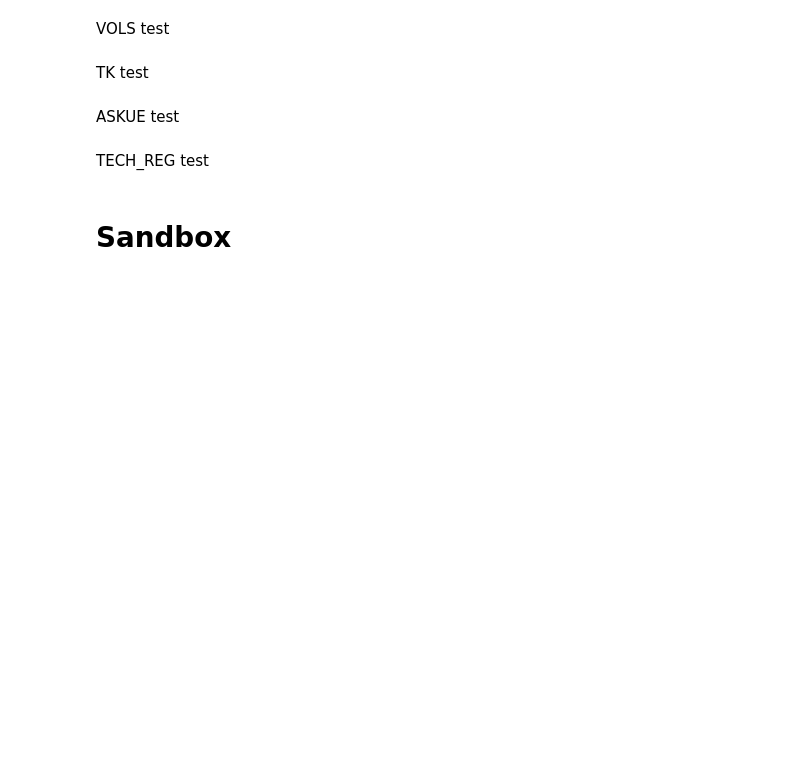
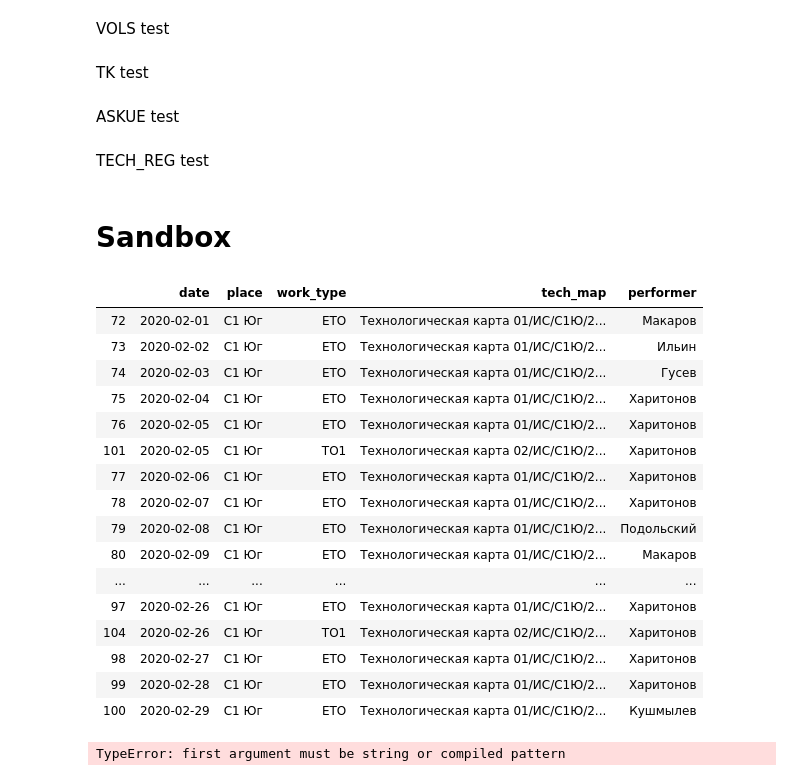
Before and after one commit to GusevMihail/Work_plan_generator, a Jupyter notebook: sandbox.ipynb, the cells around one changed output. Saved outputs shown, nothing was run; the diff lists cells and outputs as text; code cells hidden in the pictures; blank space fills up the shorter version.

Commit message:
Batch генерация журналов. Надо допиливать.

```diff
--- a/sandbox.ipynb
+++ b/sandbox.ipynb
@@ -111,5 +117,23 @@ from journal import Journal, JournalASU, jobs_to_df
 # %%
 j1 = JournalASU(df_jobs)
 j1.make_journal(Systems.ASU_I, Objects.S1 , 'Юг')
 j1.journal
-j1.save_journal('test')
+# j1.save_journal('test')
+# %% [output]
+|  | date | place | work_type | tech_map | performer |
+| 72 | 2020-02-01 | С1 Юг | ЕТО | Технологическая карта 01/ИС/С1Ю/2... | Макаров |
+| 73 | 2020-02-02 | С1 Юг | ЕТО | Технологическая карта 01/ИС/С1Ю/2... | Ильин |
+| 74 | 2020-02-03 | С1 Юг | ЕТО | Технологическая карта 01/ИС/С1Ю/2... | Гусев |
+| 75 | 2020-02-04 | С1 Юг | ЕТО | Технологическая карта 01/ИС/С1Ю/2... | Харитонов |
+| 76 | 2020-02-05 | С1 Юг | ЕТО | Технологическая карта 01/ИС/С1Ю/2... | Харитонов |
+| 101 | 2020-02-05 | С1 Юг | ТО1 | Технологическая карта 02/ИС/С1Ю/2... | Харитонов |
+| 77 | 2020-02-06 | С1 Юг | ЕТО | Технологическая карта 01/ИС/С1Ю/2... | Харитонов |
+| 78 | 2020-02-07 | С1 Юг | ЕТО | Технологическая карта 01/ИС/С1Ю/2... | Харитонов |
+| 79 | 2020-02-08 | С1 Юг | ЕТО | Технологическая карта 01/ИС/С1Ю/2... | Подольский |
+| 80 | 2020-02-09 | С1 Юг | ЕТО | Технологическая карта 01/ИС/С1Ю/2... | Макаров |
+| ... | ... | ... | ... | ... | ... |
+| 97 | 2020-02-26 | С1 Юг | ЕТО | Технологическая карта 01/ИС/С1Ю/2... | Харитонов |
+| 104 | 2020-02-26 | С1 Юг | ТО1 | Технологическая карта 02/ИС/С1Ю/2... | Харитонов |
+| 98 | 2020-02-27 | С1 Юг | ЕТО | Технологическая карта 01/ИС/С1Ю/2... | Харитонов |
+| 99 | 2020-02-28 | С1 Юг | ЕТО | Технологическая карта 01/ИС/С1Ю/2... | Харитонов |
+| 100 | 2020-02-29 | С1 Юг | ЕТО | Технологическая карта 01/ИС/С1Ю/2... | Кушмылев |
@@ -126,3 +140,7 @@ writer.save()
+# %%
+batch_journal_generator(df_jobs, JournalASU, batch_ASU_journals)
+# %% [output]
+TypeError: first argument must be string or compiled pattern
 # %%
 columns = ('date', 'system', 'object', 'place', 'work_type', 'tech_map', 'equip_name', 'performer', )
 result = pd.DataFrame(columns=columns,
```
Also changed, not shown: parts of 11 cells of this notebook, 2 other files.
